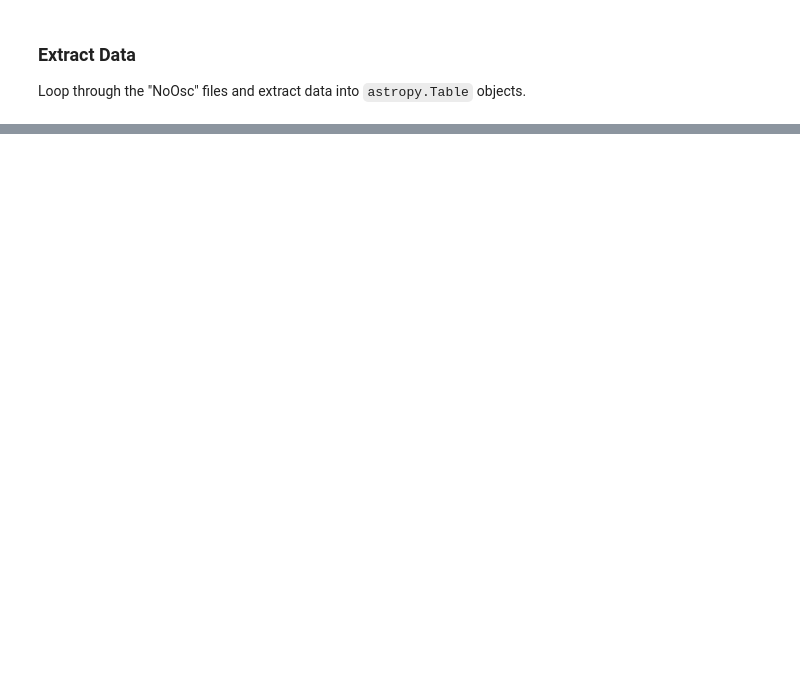
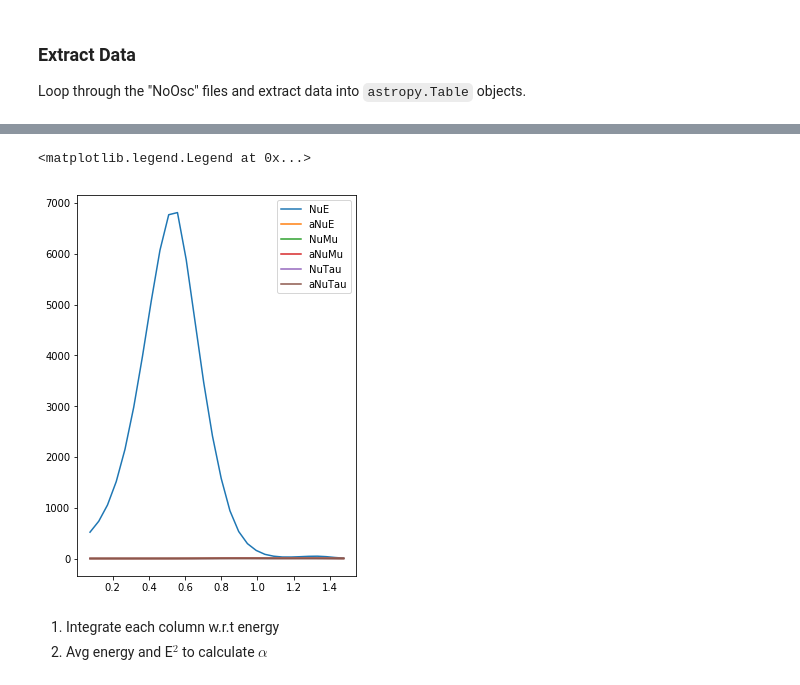
Before and after one commit to SNEWS2/snewpy, a Jupyter notebook: doc/nb/tar_reader.ipynb, the cells around one changed output, grey strips where cells are left out. Cells and saved outputs as stored; diff of their text form; code cells hidden in the pictures; blank space fills up the shorter version.

Commit message:
Computed luminosities for all flavors for Type Ia model files

```diff
--- a/doc/nb/tar_reader.ipynb
+++ b/doc/nb/tar_reader.ipynb
@@ -40,4 +44,4 @@ datafiles
 Extract the "NoOsc" files.
 # %%
 noosc = [df for df in datafiles if 'NoOsc' in df]
-noosc
+noosc.sort(key = len)
@@ -108,0 +52,31 @@ Table length=501
+# %%
+time = []
+lum_nue = []
+lum_nuebar = []
+lum_numu = []
+lum_numubar = []
+lum_nutau = []
+lum_nutaubar = []
+luminosity = [lum_nue, lum_nuebar, lum_numu, lum_numubar, lum_nutau, lum_nutaubar]
+for nooscfile in noosc:
+    with tf.extractfile(nooscfile) as f:
+        meta = f.readline()
+        metatext = meta.decode('utf-8')
+        print(metatext)
+        t = float(metatext.split('TBinMid=')[-1].split('sec')[0]) #* u.s
+        dt = float(metatext.split('tBinWidth=')[-1].split('s')[0]) * u.s
+        dE = float(metatext.split('eBinWidth=')[-1].split('MeV')[0]) * u.MeV
+        data = Table.read(f, format='ascii.commented_header', header_start=-1)
+        data.meta['t'] = t
+        data.meta['dt'] = dt
+        data.meta['dE'] = dE
+        for lumlist, filelist in zip(luminosity, [data['NuE'], data['aNuE'], data['NuMu'], data['aNuMu'], data['NuTau'], data['aNuTau']]):
+            lum = np.trapz(filelist , data['E(GeV)'] )
+            lumlist.append(lum)
+#         print(lum)
+#         lum_nue.append(lum)
+        time.append(t)
+        print(t)
+#         print(nooscfile)
+#         break
+# data
@@ -108,0 +101,11 @@ Table length=501
+# %%
+fig, ax = plt.subplots(1, 1, figsize = (5, 7))
+for lumlist, flavor in zip(luminosity, ['NuE', 'aNuE', 'NuMu', 'aNuMu', 'NuTau', 'aNuTau']):
+    ax.plot(time, lumlist, label = flavor)
+ax.legend()
+# %% [output]
+<matplotlib.legend.Legend at 0x...>
+[figure, added]
+# %% [markdown]
+1. Integrate each column w.r.t energy
+1. Avg energy and E$^2$ to calculate $\alpha$
```
Also changed, not shown: parts of 6 cells of this notebook.
